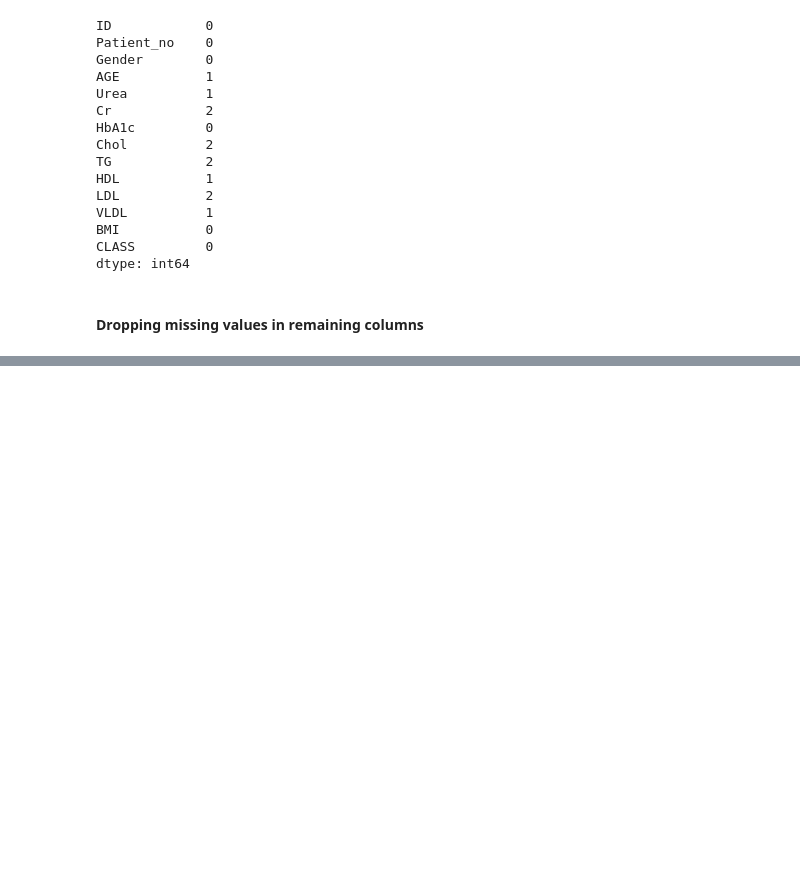
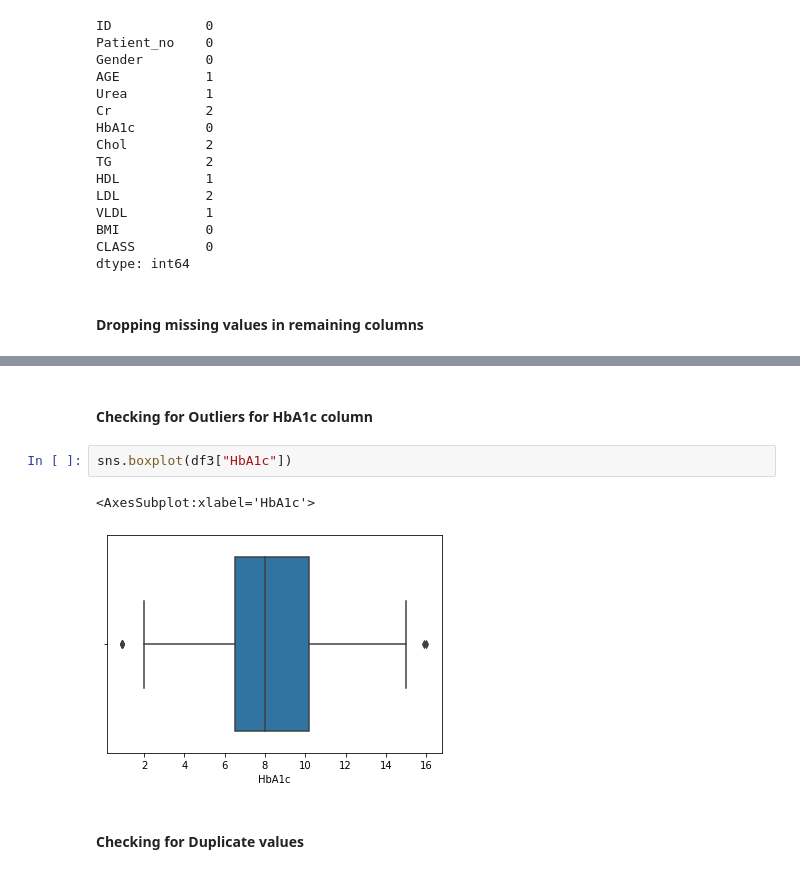
Before and after one commit to Omkar078/Diabetes_Data_Cleaning, a Jupyter notebook: Diabetes_dataclean.ipynb, the cells around one changed output, grey strips where cells are left out. Saved outputs shown, nothing was run; the diff lists cells and outputs as text; blank space fills up the shorter version.

```diff
--- a/Diabetes_dataclean.ipynb
+++ b/Diabetes_dataclean.ipynb
@@ -122,0 +246,9 @@ dtype: int64
+# %% [markdown]
+#### Checking for Outliers for HbA1c column
+# %%
+sns.boxplot(df3["HbA1c"])
+# %% [output]
+<AxesSubplot:xlabel='HbA1c'>
+[figure, added]
+# %% [markdown]
+#### Checking for Duplicate values
```
Also changed, not shown: parts of 22 cells of this notebook.
